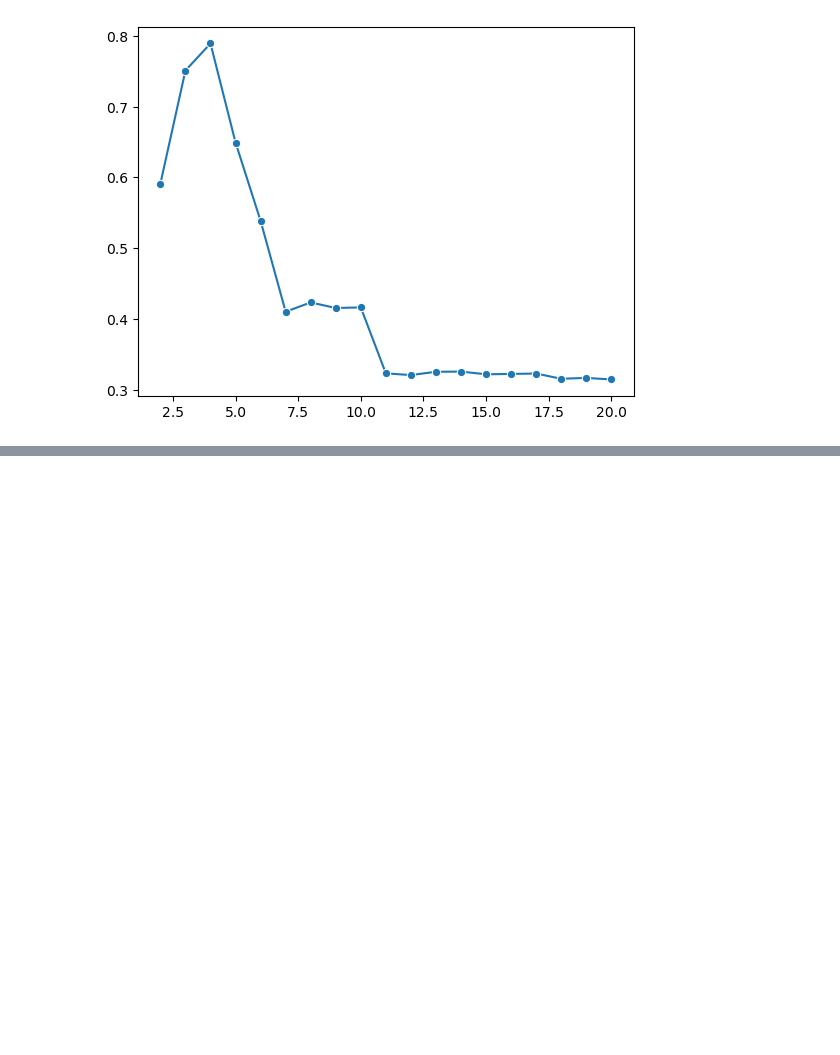
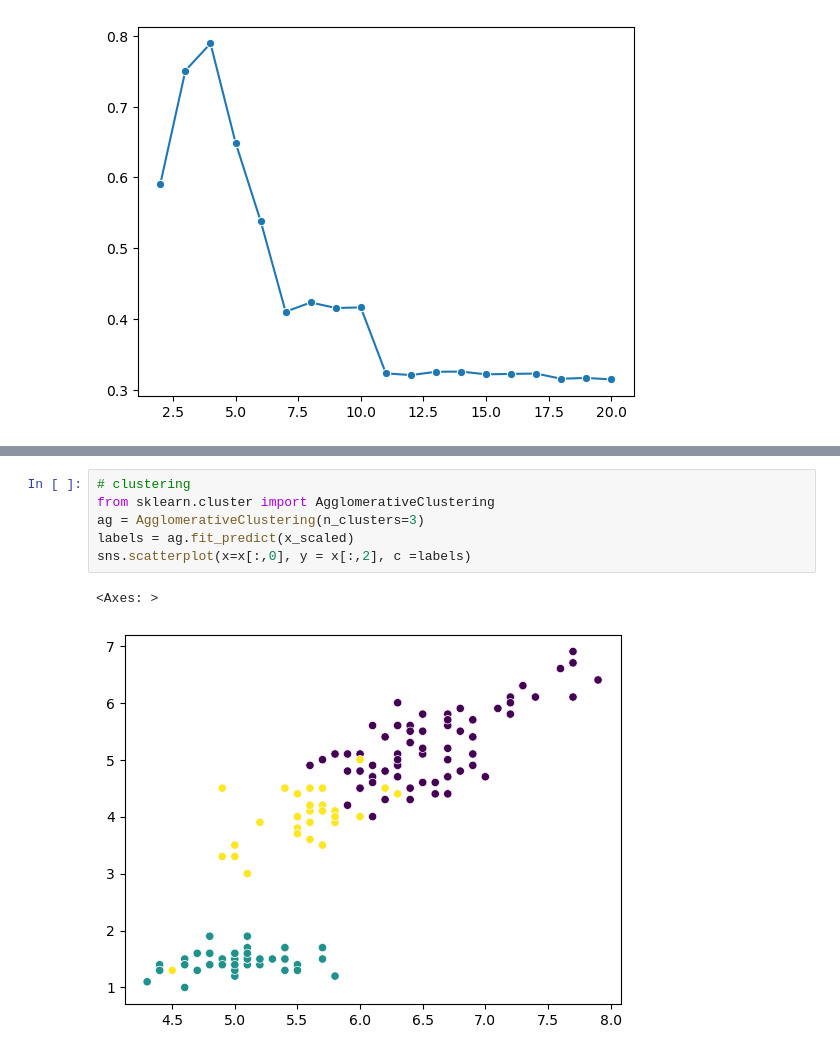
Before and after one commit to aneesi6247-lgtm/Unsupervised-Machine-Learning, a Jupyter notebook: Part_01_K_Means.ipynb, the cells around one changed output, grey strips where cells are left out. Cells and saved outputs as stored; diff of their text form; blank space fills up the shorter version.

```diff
--- a/Part_01_K_Means.ipynb
+++ b/Part_01_K_Means.ipynb
@@ -66,0 +97,9 @@ sns.lineplot(x=range(2,21), y = ss, marker="o")
+# %%
+# clustering
+from sklearn.cluster import AgglomerativeClustering
+ag = AgglomerativeClustering(n_clusters=3)
+labels = ag.fit_predict(x_scaled)
+sns.scatterplot(x=x[:,0], y = x[:,2], c =labels)
+# %% [output]
+<Axes: >
+[figure, added]
```
Also changed, not shown: parts of 4 cells of this notebook, 1 other file.
